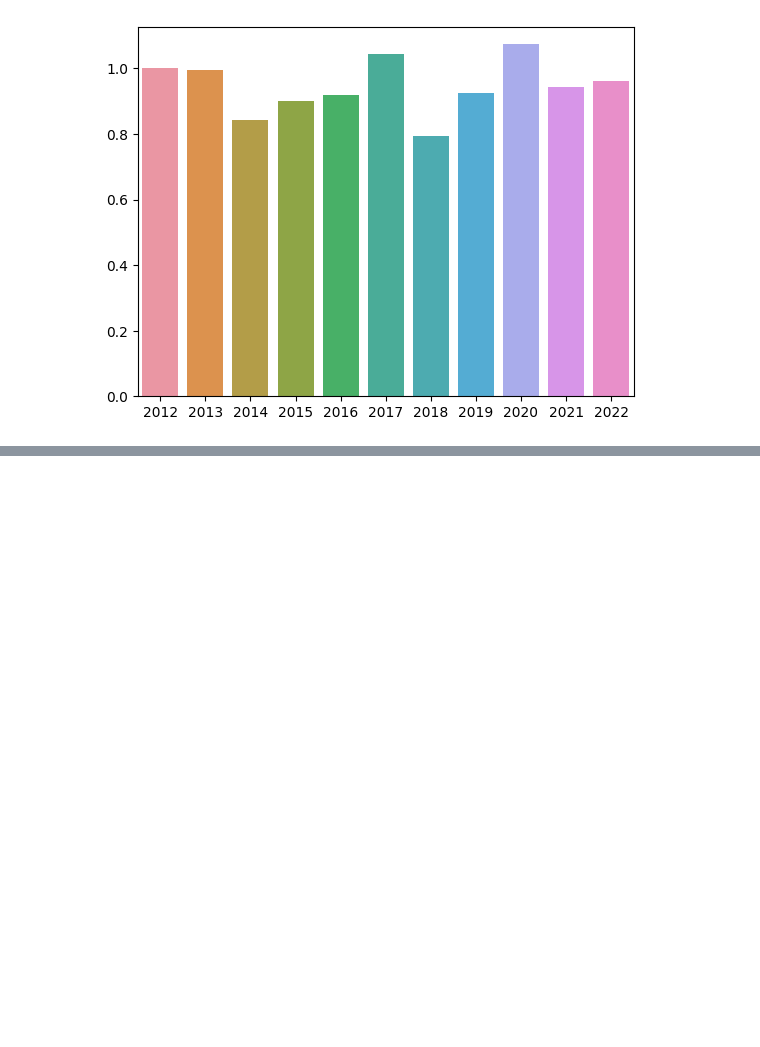
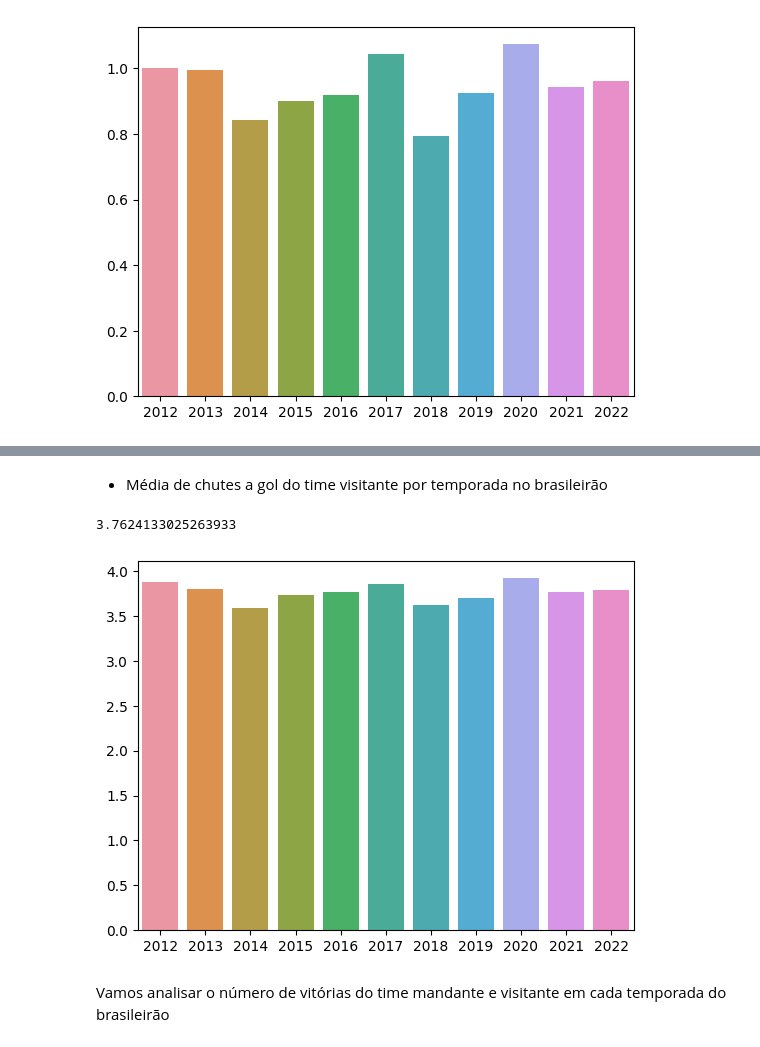
Before and after one commit to matheusalb/Veva365, a Jupyter notebook: Projeto 1.ipynb, the cells around one changed output, grey strips where cells are left out. Drawn from its saved outputs; the diff is of its cells as text; code cells hidden in the pictures; blank space fills up the shorter version.

```diff
--- a/Projeto 1.ipynb
+++ b/Projeto 1.ipynb
@@ -587,0 +668,10 @@ df_br['FTAG'].mean()
+# %% [markdown]
+- Média de chutes a gol do time visitante por temporada no brasileirão
+# %%
+sns.barplot(x=year, y=ast_br)
+df_br['AST'].mean()
+# %% [output]
+3.7624133025263933
+[figure, added]
+# %% [markdown]
+Vamos analisar o número de vitórias do time mandante e visitante em cada temporada do brasileirão
```
Also changed, not shown: parts of 36 cells of this notebook.
